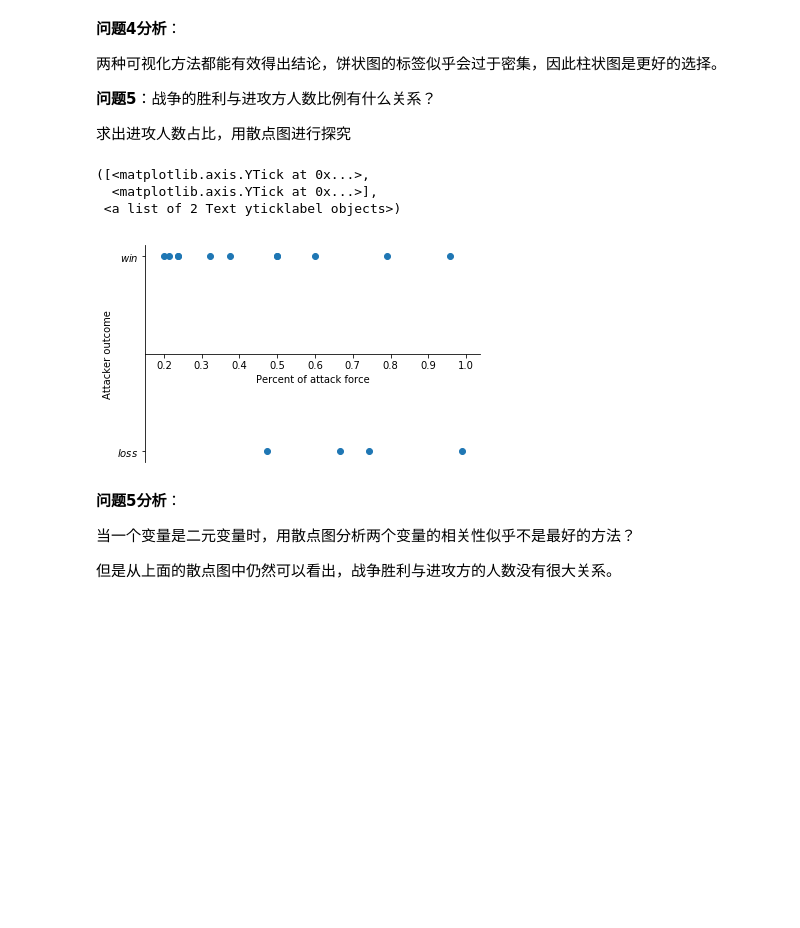
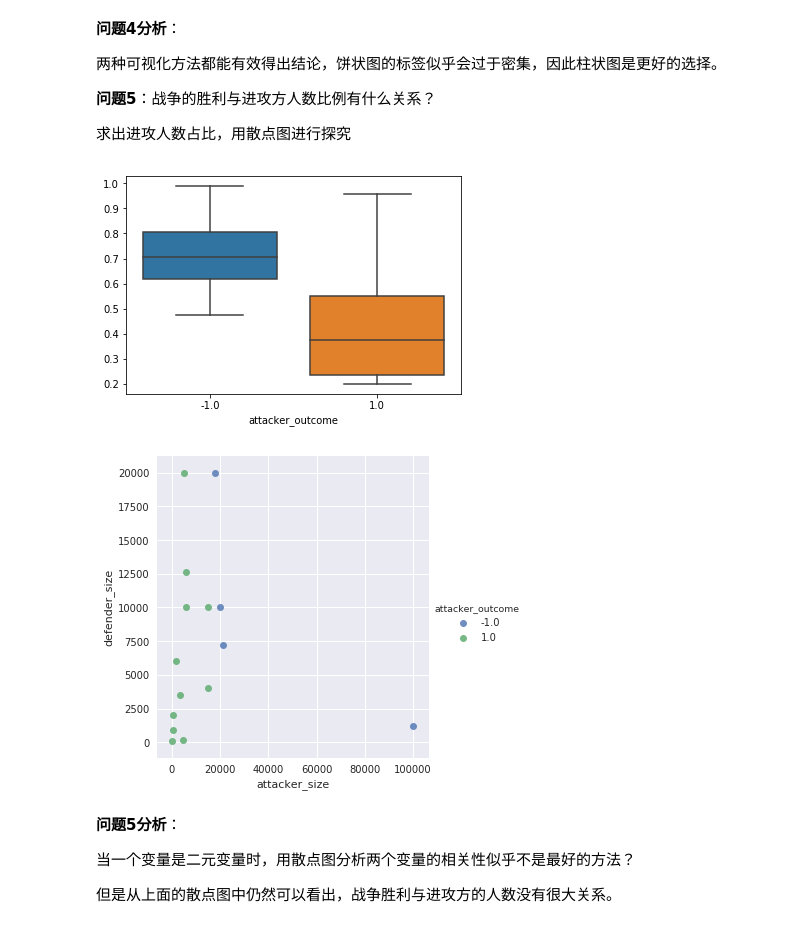
Before and after one commit to leapoldzhu/Data-Analysis, a Jupyter notebook: GameofThrone/Game_of_thrones_battle_analysis.ipynb, the cells around one changed output. Saved outputs shown, nothing was run; the diff lists cells and outputs as text; code cells hidden in the pictures; blank space fills up the shorter version.

```diff
--- a/GameofThrone/Game_of_thrones_battle_analysis.ipynb
+++ b/GameofThrone/Game_of_thrones_battle_analysis.ipynb
@@ -295,27 +327,37 @@ totalForce.plot(kind = 'pie')
 # %%
 # Question4: Which is the most fierce battle
 # Data: df_attOrDefF
 # Plot: pie chart or bar chart
 attForce = df_attOrDefF['attacker_size']
 defForce = df_attOrDefF['defender_size']
 totalForce = attForce + defForce
 percentForce = attForce/totalForce
 # Visualization
-plt.figure()
-plt.scatter(percentForce, df_attOrDefF['attacker_outcome'], marker = 'o')
-ax = plt.gca()
-ax.spines['right'].set_color('none')
-ax.spines['top'].set_color('none')
-ax.xaxis.set_ticks_position('bottom')
-ax.spines['bottom'].set_position(('data', 0))
-plt.xlabel('Percent of attack force')
-plt.ylabel('Attacker outcome')
-plt.yticks([-1, 1], ['$loss$', '$win$'])
+#plt.figure()
+#plt.scatter(percentForce, df_attOrDefF['attacker_outcome'], marker = 'o')
+#ax = plt.gca()
+#ax.spines['right'].set_color('none')
+#ax.spines['top'].set_color('none')
+#ax.xaxis.set_ticks_position('bottom')
+#ax.spines['bottom'].set_position(('data', 0))
+#plt.xlabel('Percent of attack force')
+#plt.ylabel('Attacker outcome')
+#plt.yticks([-1, 1], ['$loss$', '$win$'])
+
+# When you have a discrete variable and a continuous variable, use box chart.
+import seaborn as sns
+import numpy as np
+
+sns.boxplot(x = df_attOrDefF['attacker_outcome'],y = percentForce)
+
+# Option of scatter
+sns.set(style="darkgrid")
+sns.lmplot(x='attacker_size', y='defender_size', hue = 'attacker_outcome',data = df,
+       fit_reg=False)
+plt.show()
 # %% [output]
-([<matplotlib.axis.YTick at 0x...>,
-  <matplotlib.axis.YTick at 0x...>],
- <a list of 2 Text yticklabel objects>)
-[figure, old version]
+[figure, new version]
+[figure, added]
 # %% [markdown]
 **问题5分析**：
 
```
Also changed, not shown: parts of 6 cells of this notebook, 1 other file.
